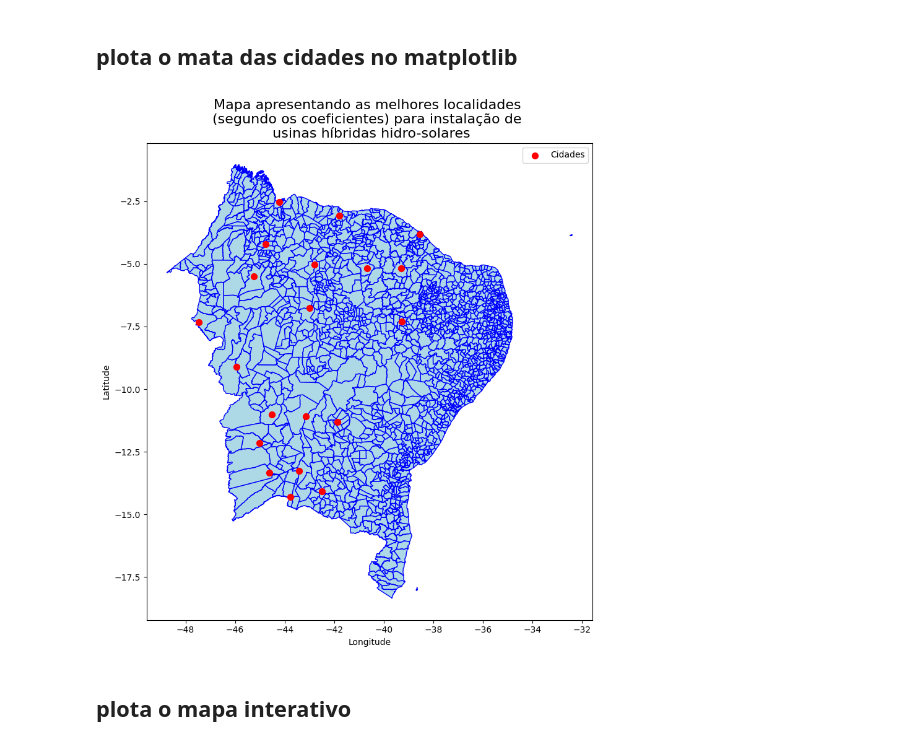
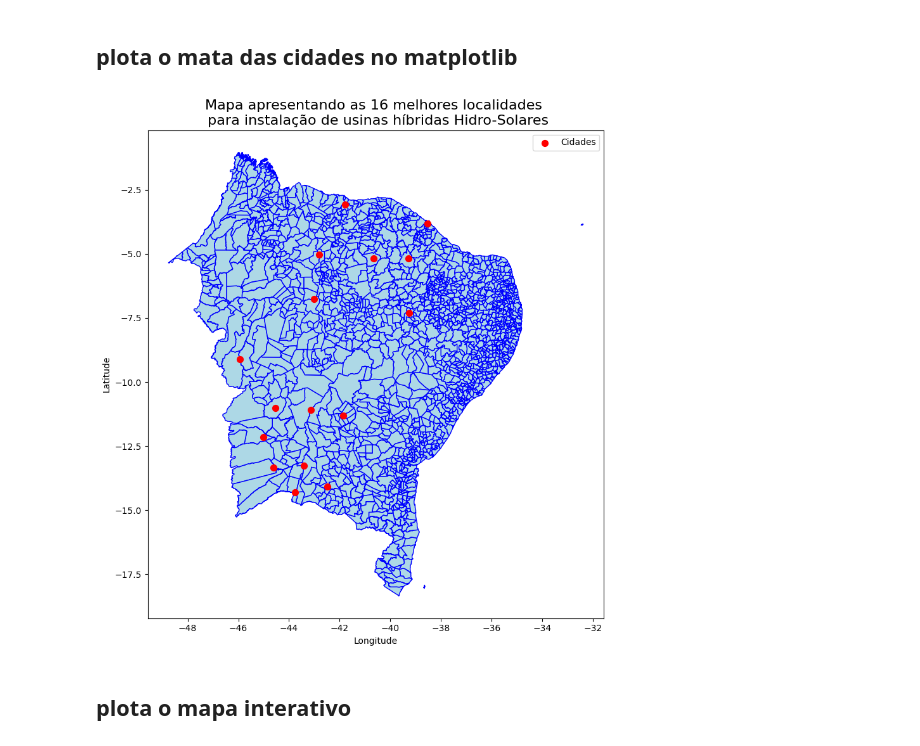
Before and after one commit to maryofcarmo/TCC, a Jupyter notebook: 4°_MELHORES_REGIOES.ipynb, the cells around one changed output. Saved outputs shown, nothing was run; the diff lists cells and outputs as text; code cells hidden in the pictures.

```diff
--- a/4°_MELHORES_REGIOES.ipynb
+++ b/4°_MELHORES_REGIOES.ipynb
@@ -83,7 +83,7 @@ for coluna in colunas_hidro_solar:
 # Remover duplicatas baseando-se na coluna 'Estacao'
 estacoes_selecionadas_hs = estacoes_selecionadas_hs.drop_duplicates(subset='nome do arquivo').reset_index(drop=True)
 
-cidades1 = ['RECIFE (CURADO)', 'ARACAJU', 'NATAL']
+cidades1 = ['RECIFE (CURADO)', 'ARACAJU', 'NATAL', 'SAO LUIS', 'BACABAL', 'BARRA DO CORDA', 'CAROLINA']
 
 # Filtrar as linhas em que "Nome" não está na lista
 estacoes_selecionadas_hs = estacoes_selecionadas_hs[~estacoes_selecionadas_hs['Nome'].isin(cidades1)].reset_index(drop=True)
@@ -117,35 +117,35 @@ import pandas as pd
 from shapely.geometry import Point
 
 # Carregar o arquivo GeoJSON
 localidade_geojson = "/content/drive/MyDrive/TCC/DADOS/GeoJson/regioes_combinadas.geojson"
 localidade = gpd.read_file(localidade_geojson)
 
 # Converter as colunas de latitude e longitude em geometrias (pontos)
 geometry = [Point(xy) for xy in zip(estacoes_selecionadas_hs['Longitude'], estacoes_selecionadas_hs['Latitude'])]
 gdf_estacoes = gpd.GeoDataFrame(estacoes_selecionadas_hs, geometry=geometry)
 
 # Configurar o sistema de coordenadas geográficas (crs)
 gdf_estacoes.set_crs(epsg=4326, inplace=True)  # WGS84
 
 # Plotar o mapa
 fig, ax = plt.subplots(figsize=(10, 10))
 
 # Plotar o GeoJSON (base do mapa)
 localidade.plot(ax=ax, color='lightblue', edgecolor='blue')
 
 # Plotar os pontos das estações meteorológicas
 gdf_estacoes.plot(ax=ax, color='red', markersize=50, label='Cidades')
 
 # Adicionar título e legenda
-plt.title('Mapa apresentando as melhores localidades \n(segundo os coeficientes) para instalação de \n usinas híbridas hidro-solares', fontsize=16)
+plt.title('Mapa apresentando as 16 melhores localidades \n para instalação de usinas híbridas Hidro-Solares', fontsize=16)
 plt.legend()
 plt.xlabel('Longitude')
 plt.ylabel('Latitude')
 
 # Exibir o mapa
 plt.show()
 # %% [output]
-[figure, old version]
+[figure, new version]
 # %% [markdown]
 ## plota o mapa interativo
 # %%
```
Also changed, not shown: parts of 4 cells of this notebook.
